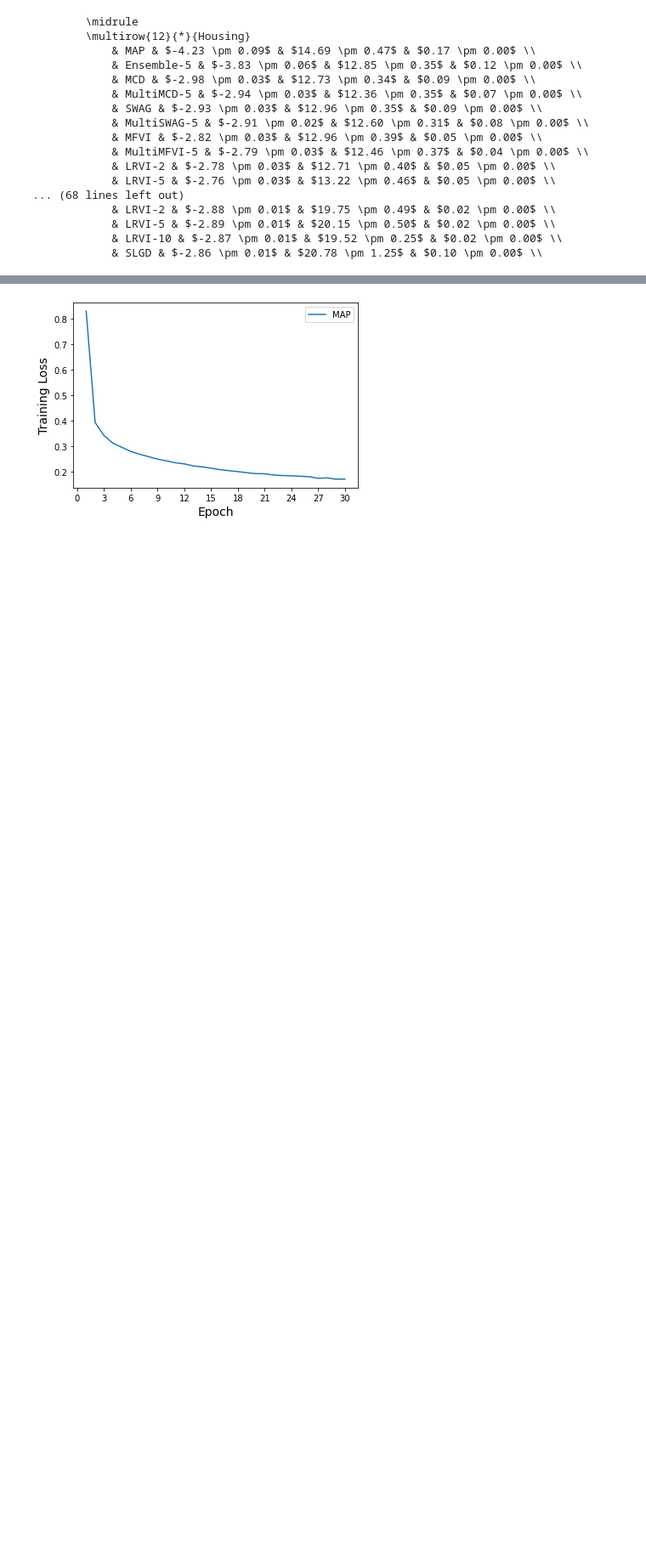
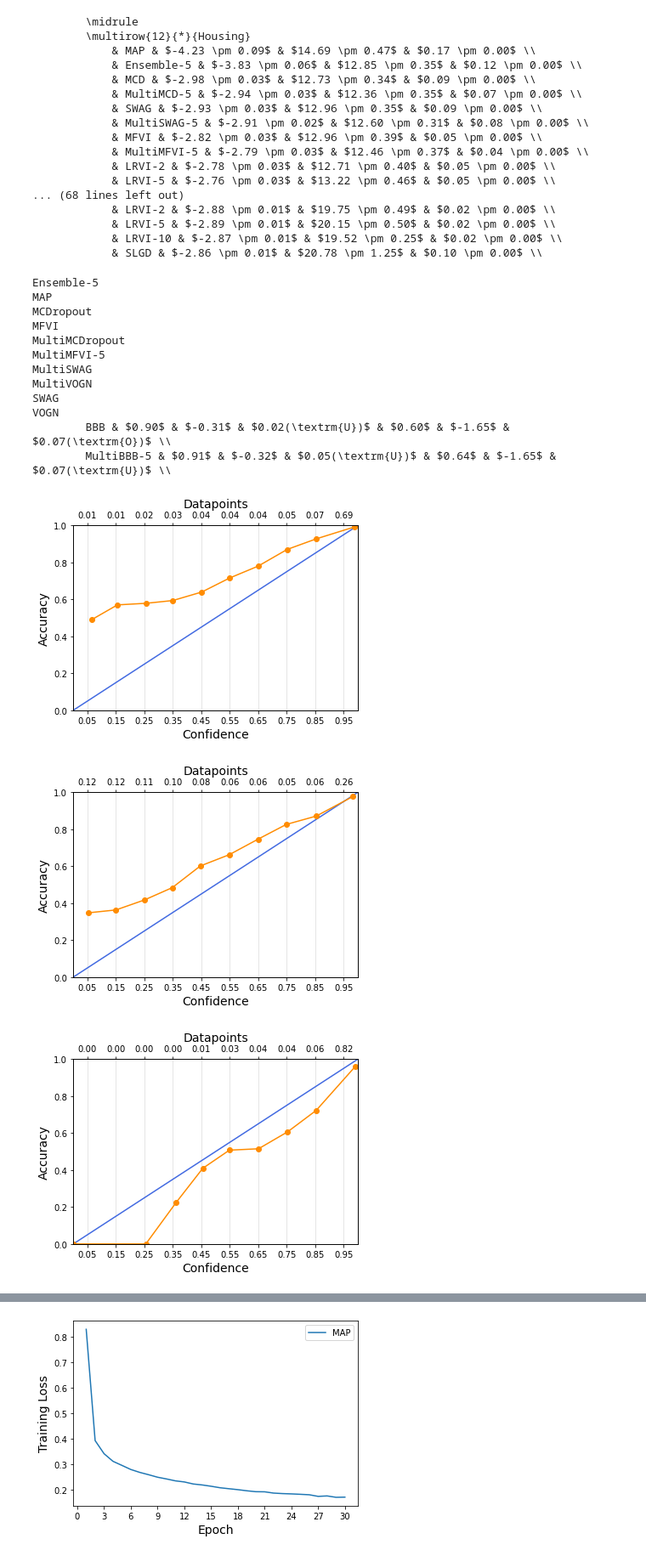
Before and after one commit to Feuermagier/VariationalBayesianDL, a Jupyter notebook: SampleCalibration.ipynb, the cells around one changed output, grey strips where cells are left out. Shown at 85% size. Saved outputs shown, nothing was run; the diff lists cells and outputs as text; code cells hidden in the pictures; blank space fills up the shorter version.

```diff
--- a/SampleCalibration.ipynb
+++ b/SampleCalibration.ipynb
@@ -221,7 +221,7 @@ import matplotlib.pyplot as plt
 
 all_results = {}
 
-in_path = "/mnt/d/Uni/Bachelorarbeit/results/fMNIST/BBB_VOGN/results"
+in_path = "/mnt/d/Uni/Bachelorarbeit/results/fMNIST/results"
 out_path = "/home/flo/VariationalBayesianDL/results/fMNIST"
 variants = ["normal", "corrupted"]
 
@@ -269,34 +269,50 @@ def print_method(method, method_results):
     for i, variant in enumerate(method_results):
         for rep in variant:
             times.append(rep.time)
             accs[i].append(rep.accuracy)
             eces[i].append(rep.calibration_results.ece)
             seces[i].append(rep.calibration_results.signed_ece)
             lmls[i].append(rep.log_likelihood)
 
     accs = torch.tensor(accs)
     eces = torch.tensor(eces)
     seces = torch.tensor(seces)
     lmls = torch.tensor(lmls)
 
     times = torch.tensor(times)
 
     print(f"        {method}", end="")
     for acc, ece, sece, lml in zip(accs, eces, seces, lmls):
         print((f" & {num(acc, std=False)}"
         f" & {num(lml, std=False)}"
         f" & {num(ece, sign='O' if sece.mean() < 0 else 'U', std=False)}"), end="")
     print(" \\\\")
 
 # print_method("MAP", all_results["MAP"])
 # print_method("Ensemble-5", all_results["Ensemble-5"])
 # print_method("MCD", all_results["MCDropout"])
 # print_method("MultiMCD-5", all_results["MultiMCDropout"])
 # print_method("SWAG", all_results["SWAG"])
 # print_method("MultiSWAG-5", all_results["MultiSWAG"])
 # print_method("iVON", all_results["iVON"])
 # print_method("MultiIVON-5", all_results["MultiIVON"])
-print_method("VOGN", all_results["VOGN"])
-print_method("MultiVOGN-5", all_results["MultiVOGN"])
-print_method("BBB", all_results["BBB"])
-print_method("MultiBBB-5", all_results["MultiBBB-5"])
+# print_method("VOGN", all_results["VOGN"])
+# print_method("MultiVOGN-5", all_results["MultiVOGN"])
+print_method("BBB", all_results["MFVI"])
+print_method("MultiBBB-5", all_results["MultiMFVI-5"])
+# %% [output]
+Ensemble-5
+MAP
+MCDropout
+MFVI
+MultiMCDropout
+MultiMFVI-5
+MultiSWAG
+MultiVOGN
+SWAG
+VOGN
+        BBB & $0.90$ & $-0.31$ & $0.02(\textrm{U})$ & $0.60$ & $-1.65$ & $0.07(\textrm{O})$ \\
+        MultiBBB-5 & $0.91$ & $-0.32$ & $0.05(\textrm{U})$ & $0.64$ & $-1.65$ & $0.07(\textrm{U})$ \\
+[figure, added]
+[figure, added]
+[figure, added]
```
Also changed, not shown: parts of 1 cell of this notebook, 4 other files.
